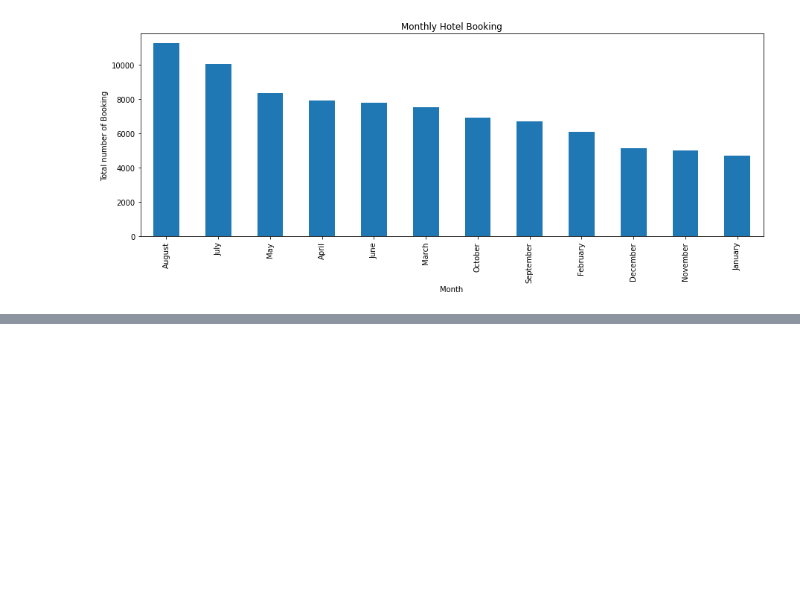
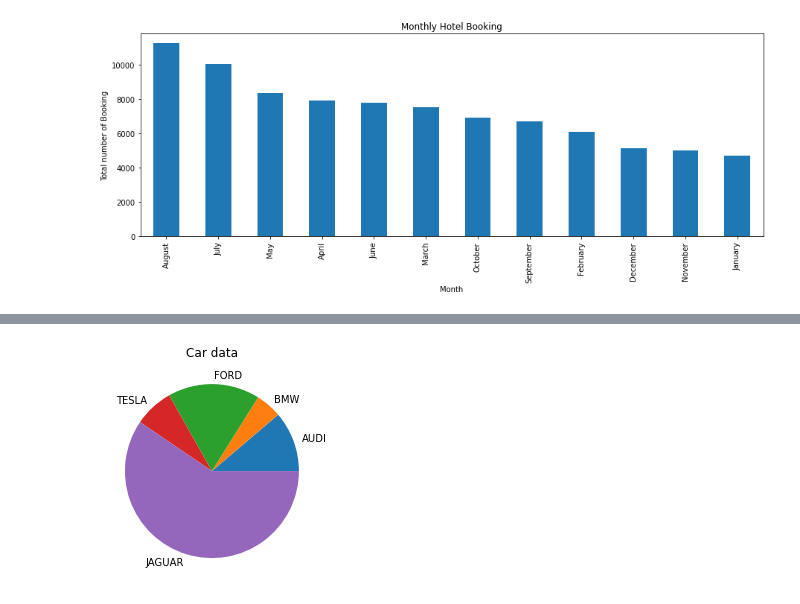
Before and after one commit to Satyaprakash-Dinesh-Vispute/Hotel-Booking-Analysis-EDA, a Jupyter notebook: Hotel_Booking_Analysis_(EDA).ipynb, the cells around one changed output, grey strips where cells are left out. Saved outputs shown, nothing was run; the diff lists cells and outputs as text; code cells hidden in the pictures; blank space fills up the shorter version.

```diff
--- a/Hotel_Booking_Analysis_(EDA).ipynb
+++ b/Hotel_Booking_Analysis_(EDA).ipynb
@@ -267,0 +304,14 @@ Text(0.5, 0, 'Month')
+# %%
+cars = ['AUDI', 'BMW', 'FORD',
+        'TESLA', 'JAGUAR',]
+data = [23, 10, 35, 15, 122]
+
+# plotting the data
+plt.pie(data, labels=cars)
+
+# Adding title to the plot
+plt.title("Car data")
+
+plt.show()
+# %% [output]
+[figure, added]
```
Also changed, not shown: parts of 8 cells of this notebook.
